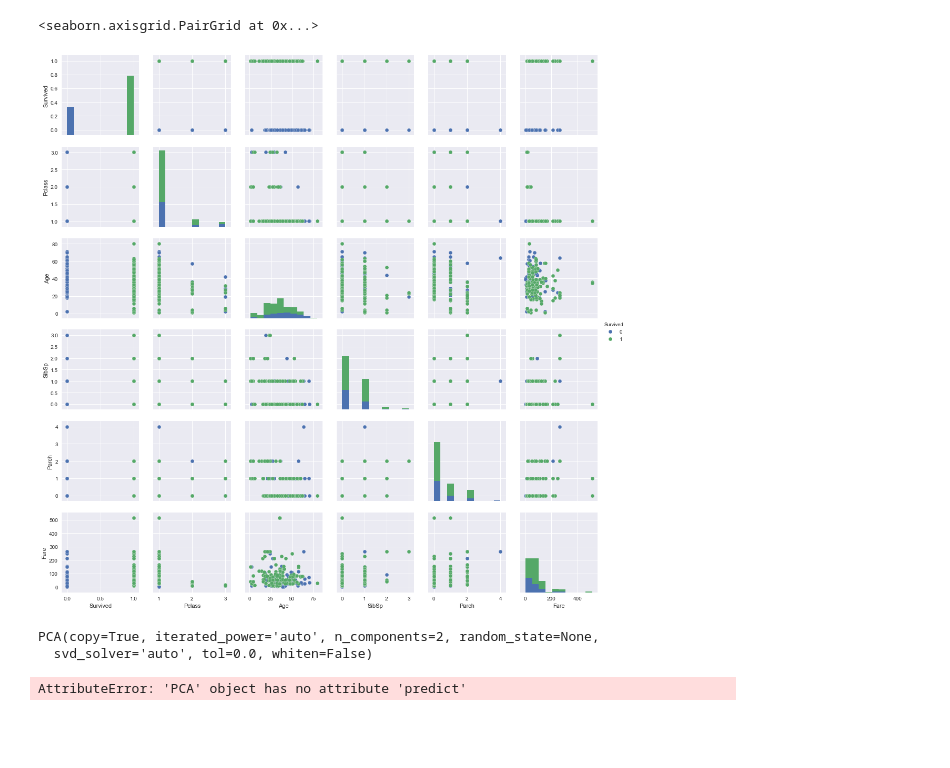
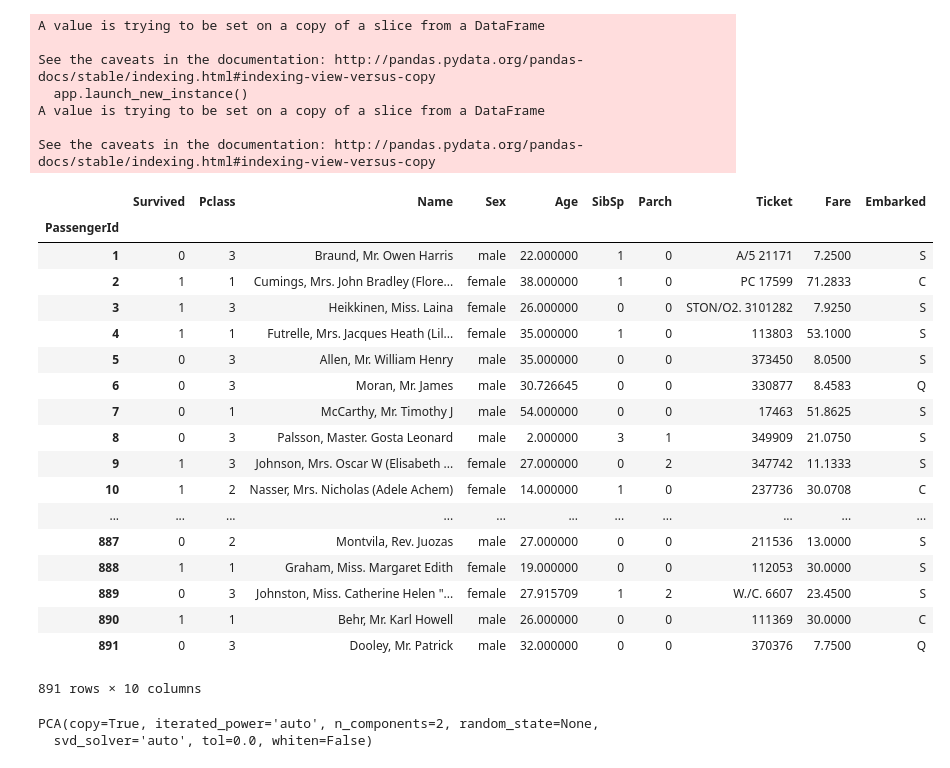
Before and after one commit to prestto/titanic, a Jupyter notebook: EDA.py.ipynb, the cells around one changed output. Drawn from its saved outputs; the diff is of its cells as text; code cells hidden in the pictures; blank space fills up the shorter version.

```diff
--- a/EDA.py.ipynb
+++ b/EDA.py.ipynb
@@ -38,8 +1,53 @@ train
-# %%
-sns.pairplot(train, hue='Survived')
-# %% [output]
-<seaborn.axisgrid.PairGrid at 0x...>
-[figure, removed]
+# %%
+import numpy as np
+import pandas as pd
+import matplotlib.pyplot as plt
+%matplotlib inline
+import seaborn as sns; sns.set(style="darkgrid")
+
+# Read in data
+train = pd.read_csv('./train.csv')
+train = train.set_index('PassengerId')
+test = pd.read_csv('./test.csv')
+test = test.set_index('PassengerId')
+
+avg_male = train['Age'][train['Sex'] == 'male'].mean()
+avg_female = train['Age'][train['Sex'] == 'female'].mean()
+
+train['Age'][(train['Age'].isnull()) & (train['Sex'] == 'male')] = avg_male
+train['Age'][(train['Age'].isnull()) & (train['Sex'] == 'female')] = avg_female
+
+# # Get rid of null values
+train = train[train['Age'].notnull()]
+train = train.drop(['Cabin'], axis = 1)
+train
+# %% [output]
+A value is trying to be set on a copy of a slice from a DataFrame
+
+See the caveats in the documentation: http://pandas.pydata.org/pandas-docs/stable/indexing.html#indexing-view-versus-copy
+  app.launch_new_instance()
+A value is trying to be set on a copy of a slice from a DataFrame
+
+See the caveats in the documentation: http://pandas.pydata.org/pandas-docs/stable/indexing.html#indexing-view-versus-copy
+|  | Survived | Pclass | Name | Sex | Age | SibSp | Parch | Ticket | Fare | Embarked |
+| PassengerId |  |  |  |  |  |  |  |  |  |  |
+| 1 | 0 | 3 | Braund, Mr. Owen Harris | male | 22.000000 | 1 | 0 | A/5 21171 | 7.2500 | S |
+| 2 | 1 | 1 | Cumings, Mrs. John Bradley (Flore... | female | 38.000000 | 1 | 0 | PC 17599 | 71.2833 | C |
+| 3 | 1 | 3 | Heikkinen, Miss. Laina | female | 26.000000 | 0 | 0 | STON/O2. 3101282 | 7.9250 | S |
+| 4 | 1 | 1 | Futrelle, Mrs. Jacques Heath (Lil... | female | 35.000000 | 1 | 0 | 113803 | 53.1000 | S |
+| 5 | 0 | 3 | Allen, Mr. William Henry | male | 35.000000 | 0 | 0 | 373450 | 8.0500 | S |
+| 6 | 0 | 3 | Moran, Mr. James | male | 30.726645 | 0 | 0 | 330877 | 8.4583 | Q |
+| 7 | 0 | 1 | McCarthy, Mr. Timothy J | male | 54.000000 | 0 | 0 | 17463 | 51.8625 | S |
+| 8 | 0 | 3 | Palsson, Master. Gosta Leonard | male | 2.000000 | 3 | 1 | 349909 | 21.0750 | S |
+| 9 | 1 | 3 | Johnson, Mrs. Oscar W (Elisabeth ... | female | 27.000000 | 0 | 2 | 347742 | 11.1333 | S |
+| 10 | 1 | 2 | Nasser, Mrs. Nicholas (Adele Achem) | female | 14.000000 | 1 | 0 | 237736 | 30.0708 | C |
+| ... | ... | ... | ... | ... | ... | ... | ... | ... | ... | ... |
+| 887 | 0 | 2 | Montvila, Rev. Juozas | male | 27.000000 | 0 | 0 | 211536 | 13.0000 | S |
+| 888 | 1 | 1 | Graham, Miss. Margaret Edith | female | 19.000000 | 0 | 0 | 112053 | 30.0000 | S |
+| 889 | 0 | 3 | Johnston, Miss. Catherine Helen "... | female | 27.915709 | 1 | 2 | W./C. 6607 | 23.4500 | S |
+| 890 | 1 | 1 | Behr, Mr. Karl Howell | male | 26.000000 | 0 | 0 | 111369 | 30.0000 | C |
+| 891 | 0 | 3 | Dooley, Mr. Patrick | male | 32.000000 | 0 | 0 | 370376 | 7.7500 | Q |
+891 rows × 10 columns
 # %%
 def assign_port(port_code):
     """
@@ -91,10 +99,6 @@ model.fit(X_train, y_train)
 # %% [output]
 PCA(copy=True, iterated_power='auto', n_components=2, random_state=None,
   svd_solver='auto', tol=0.0, whiten=False)
-# %%
-model.predict(X_test)
-# %% [output]
-AttributeError: 'PCA' object has no attribute 'predict'
 # %%
 from sklearn.neighbors import KNeighborsClassifier
 from sklearn.model_selection import train_test_split, cross_val_score
```
Also changed, not shown: parts of 12 cells of this notebook.
